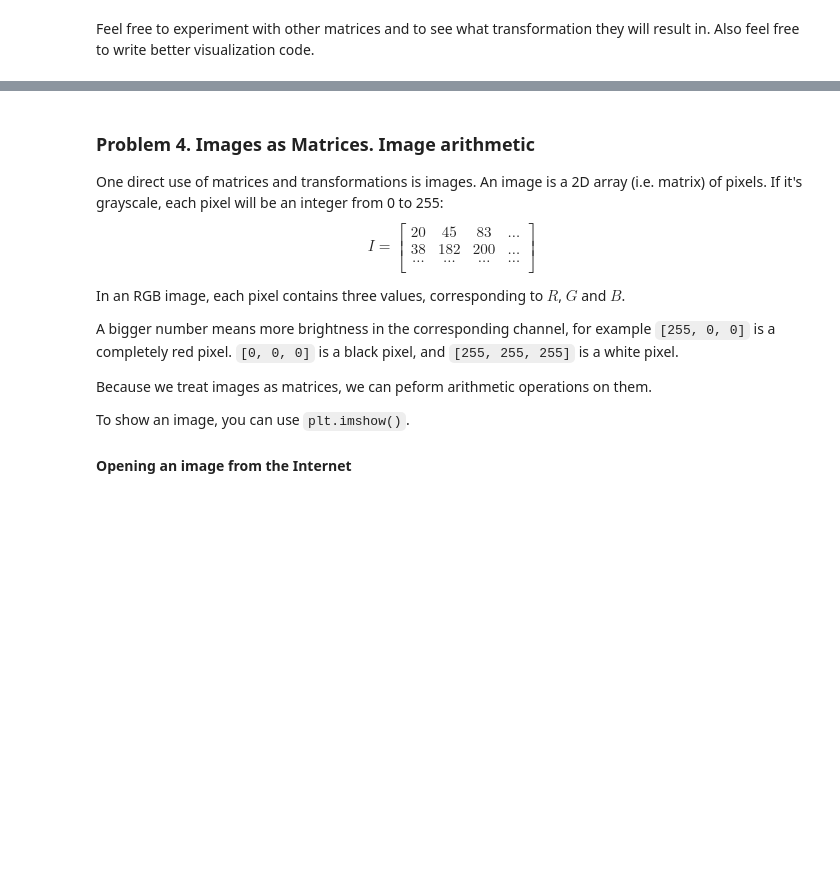
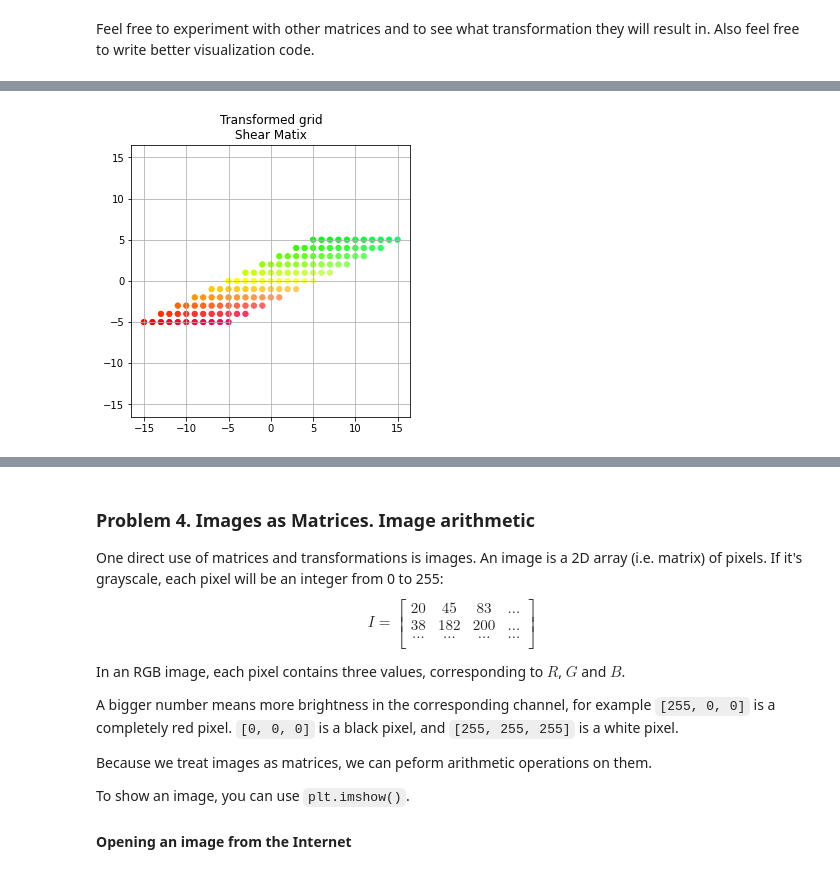
Before and after one commit to momchilantonov/SoftUni-Math-Concepts-For-Developers-February-2021, a Jupyter notebook: Linear-Algebra/Homework/Linear Algebra Exercise.ipynb, the cells around one changed output, grey strips where cells are left out. Saved outputs shown, nothing was run; the diff lists cells and outputs as text; code cells hidden in the pictures; blank space fills up the shorter version.

```diff
--- a/Linear-Algebra/Homework/Linear Algebra Exercise.ipynb
+++ b/Linear-Algebra/Homework/Linear Algebra Exercise.ipynb
@@ -473,0 +585,11 @@ Feel free to experiment with other matrices and to see what transformation they
+# %%
+# Plot animated shear grid
+fig = plt.figure(figsize=(5, 5), facecolor="w")
+camera = Camera(fig)
+shear = np.column_stack([[1, 0], [2, 1]])
+transform = generate_stepwise_transform(shear, xy_grid)
+plot_transformed_grids(transform, points_colors, "Transformed grid\nShear Matix")
+animate = camera.animate()
+animate.save("shear.gif")
+HTML(animate.to_html5_video())
+# %% [output]
@@ -473,0 +597 @@ Feel free to experiment with other matrices and to see what transformation they
+[figure, added]
```
Also changed, not shown: parts of 14 cells of this notebook.
